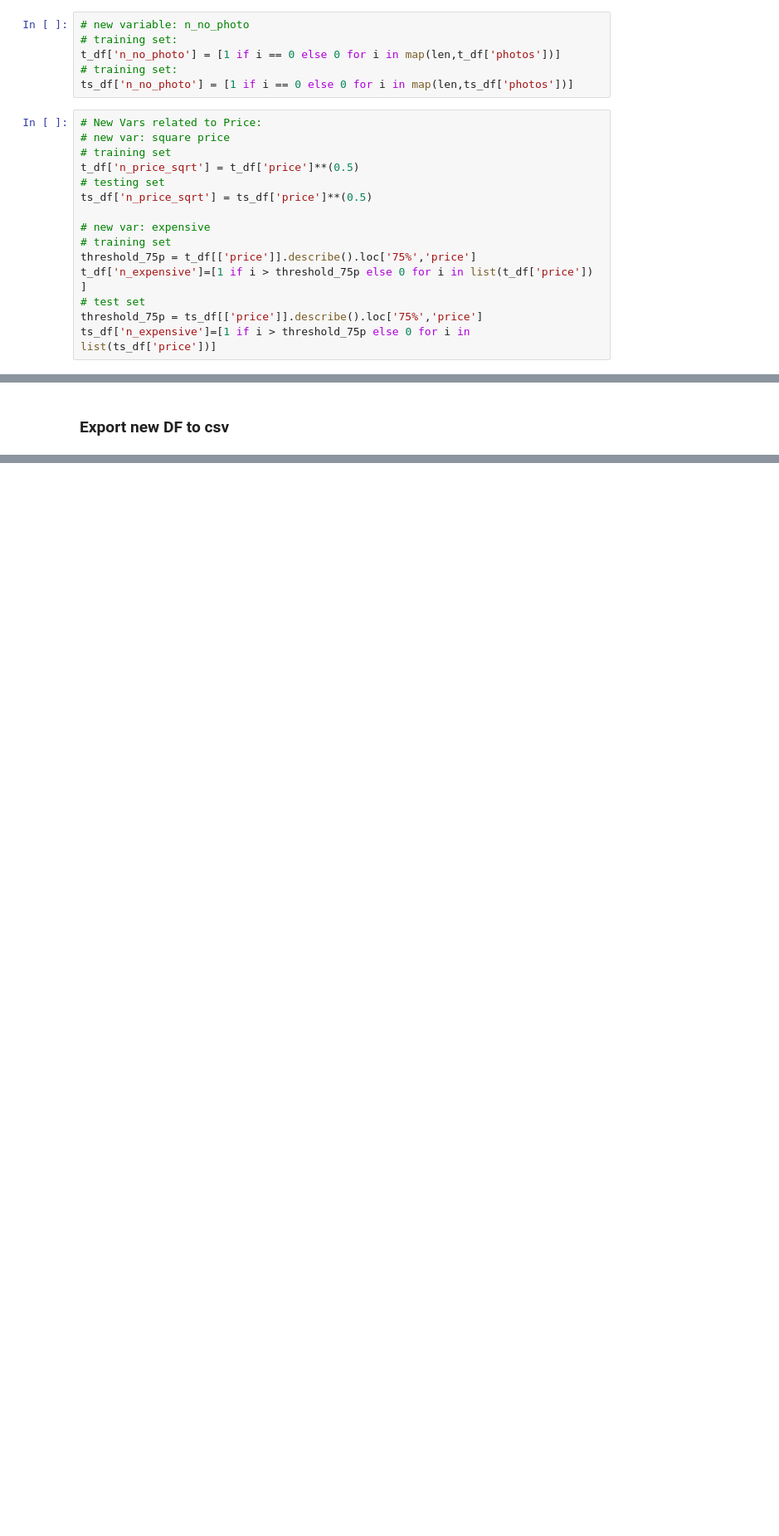
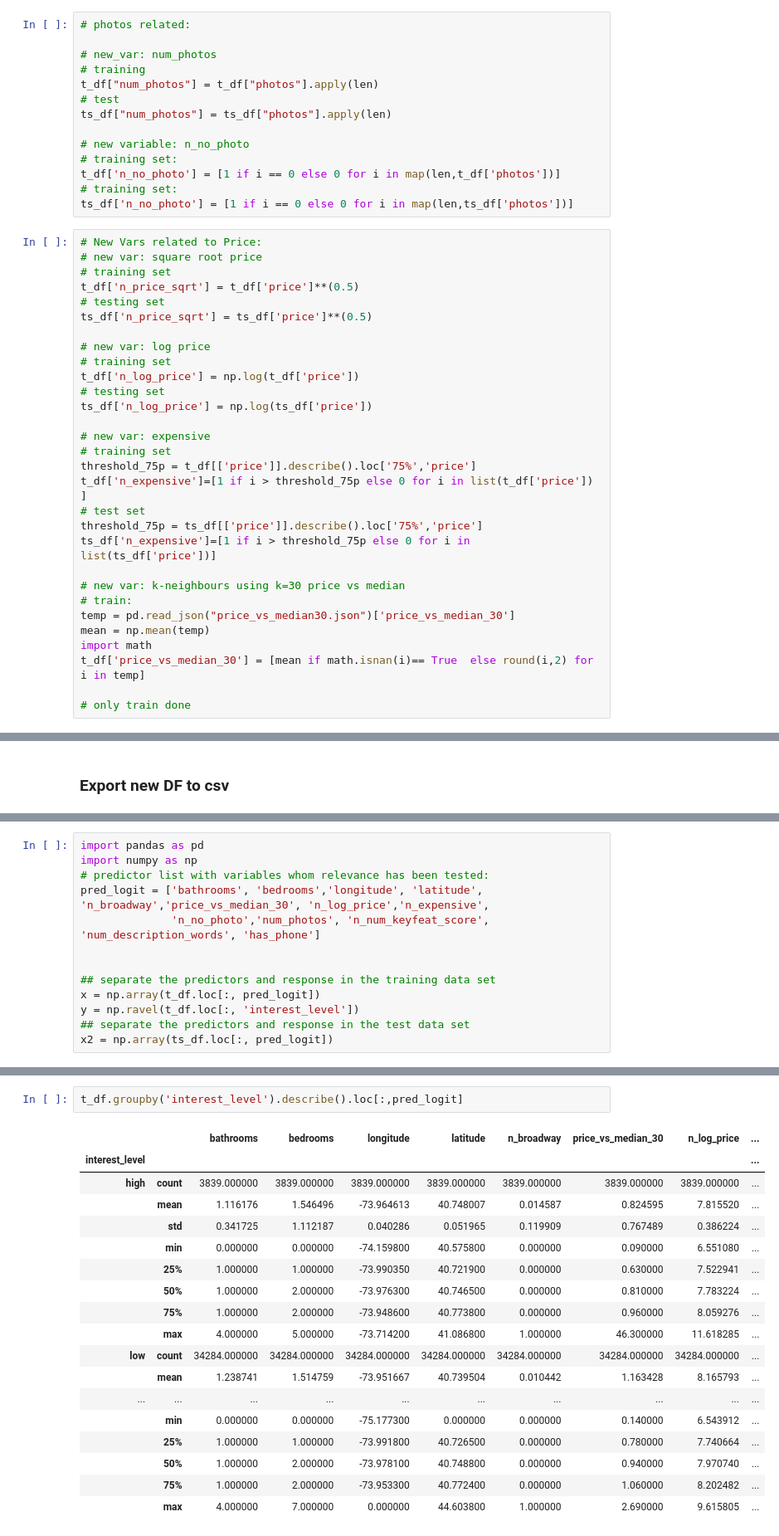
Before and after one commit to thunter009/Neuromancers-Kaggle, a Jupyter notebook: CarlosS_Logit Model.ipynb, the cells around one changed output, grey strips where cells are left out. Shown: that part at 83% size. Cells and saved outputs as stored; diff of their text form; blank space fills up the shorter version.

Commit message:
Carlos Salas Logit&Discrim models

```diff
--- a/CarlosS_Logit Model.ipynb
+++ b/CarlosS_Logit Model.ipynb
@@ -141,6 +149,14 @@ for i in nfeat_list:
 
 ts_df['n_num_keyfeat_score']= nfeat_score
 # %%
+# photos related:
+
+# new_var: num_photos
+# training
+t_df["num_photos"] = t_df["photos"].apply(len)
+# test
+ts_df["num_photos"] = ts_df["photos"].apply(len)
+
 # new variable: n_no_photo
 # training set:
 t_df['n_no_photo'] = [1 if i == 0 else 0 for i in map(len,t_df['photos'])]
@@ -148,11 +164,17 @@ t_df['n_no_photo'] = [1 if i == 0 else 0 for i in map(len,t_df['photos'])]
 ts_df['n_no_photo'] = [1 if i == 0 else 0 for i in map(len,ts_df['photos'])]
 # %%
 # New Vars related to Price:
-# new var: square price
+# new var: square root price
 # training set
 t_df['n_price_sqrt'] = t_df['price']**(0.5)
 # testing set
 ts_df['n_price_sqrt'] = ts_df['price']**(0.5)
+
+# new var: log price
+# training set
+t_df['n_log_price'] = np.log(t_df['price'])
+# testing set
+ts_df['n_log_price'] = np.log(ts_df['price'])
 
 # new var: expensive
 # training set
@@ -161,5 +183,14 @@ t_df['n_expensive']=[1 if i > threshold_75p else 0 for i in list(t_df['price'])
 # test set
 threshold_75p = ts_df[['price']].describe().loc['75%','price']
 ts_df['n_expensive']=[1 if i > threshold_75p else 0 for i in list(ts_df['price'])]
+
+# new var: k-neighbours using k=30 price vs median
+# train:
+temp = pd.read_json("price_vs_median30.json")['price_vs_median_30']
+mean = np.mean(temp)
+import math
+t_df['price_vs_median_30'] = [mean if math.isnan(i)== True  else round(i,2) for i in temp]
+
+# only train done
 # %%
 # new variables: extracted from features.py:
@@ -248,3 +297,16 @@ t_df.loc[:, ext].loc[:, ext].to_csv('new_train.csv', encoding='utf-8')
+# %%
+import pandas as pd
+import numpy as np
+# predictor list with variables whom relevance has been tested:
+pred_logit = ['bathrooms', 'bedrooms','longitude', 'latitude', 'n_broadway','price_vs_median_30', 'n_log_price','n_expensive',
+              'n_no_photo','num_photos', 'n_num_keyfeat_score', 'num_description_words', 'has_phone']
+
+
+## separate the predictors and response in the training data set
+x = np.array(t_df.loc[:, pred_logit])
+y = np.ravel(t_df.loc[:, 'interest_level'])
+## separate the predictors and response in the test data set
+x2 = np.array(ts_df.loc[:, pred_logit])
 # %%
 ### 1. Logit Model
 from sklearn import linear_model
@@ -342,0 +411,21 @@ ValueError: endog must be in the unit interval.
+# %%
+t_df.groupby('interest_level').describe().loc[:,pred_logit]
+# %% [output]
+|  |  | bathrooms | bedrooms | longitude | latitude | n_broadway | price_vs_median_30 | n_log_price | ... |
+| interest_level |  |  |  |  |  |  |  |  | ... |
+| high | count | 3839.000000 | 3839.000000 | 3839.000000 | 3839.000000 | 3839.000000 | 3839.000000 | 3839.000000 | ... |
+|  | mean | 1.116176 | 1.546496 | -73.964613 | 40.748007 | 0.014587 | 0.824595 | 7.815520 | ... |
+|  | std | 0.341725 | 1.112187 | 0.040286 | 0.051965 | 0.119909 | 0.767489 | 0.386224 | ... |
+|  | min | 0.000000 | 0.000000 | -74.159800 | 40.575800 | 0.000000 | 0.090000 | 6.551080 | ... |
+|  | 25% | 1.000000 | 1.000000 | -73.990350 | 40.721900 | 0.000000 | 0.630000 | 7.522941 | ... |
+|  | 50% | 1.000000 | 2.000000 | -73.976300 | 40.746500 | 0.000000 | 0.810000 | 7.783224 | ... |
+|  | 75% | 1.000000 | 2.000000 | -73.948600 | 40.773800 | 0.000000 | 0.960000 | 8.059276 | ... |
+|  | max | 4.000000 | 5.000000 | -73.714200 | 41.086800 | 1.000000 | 46.300000 | 11.618285 | ... |
+| low | count | 34284.000000 | 34284.000000 | 34284.000000 | 34284.000000 | 34284.000000 | 34284.000000 | 34284.000000 | ... |
+|  | mean | 1.238741 | 1.514759 | -73.951667 | 40.739504 | 0.010442 | 1.163428 | 8.165793 | ... |
+| ... | ... | ... | ... | ... | ... | ... | ... | ... | ... |
+|  | min | 0.000000 | 0.000000 | -75.177300 | 0.000000 | 0.000000 | 0.140000 | 6.543912 | ... |
+|  | 25% | 1.000000 | 1.000000 | -73.991800 | 40.726500 | 0.000000 | 0.780000 | 7.740664 | ... |
+|  | 50% | 1.000000 | 2.000000 | -73.978100 | 40.748800 | 0.000000 | 0.940000 | 7.970740 | ... |
+|  | 75% | 1.000000 | 2.000000 | -73.953300 | 40.772400 | 0.000000 | 1.060000 | 8.202482 | ... |
+|  | max | 4.000000 | 7.000000 | 0.000000 | 44.603800 | 1.000000 | 2.690000 | 9.615805 | ... |
```
Also changed, not shown: parts of 30 cells of this notebook.
